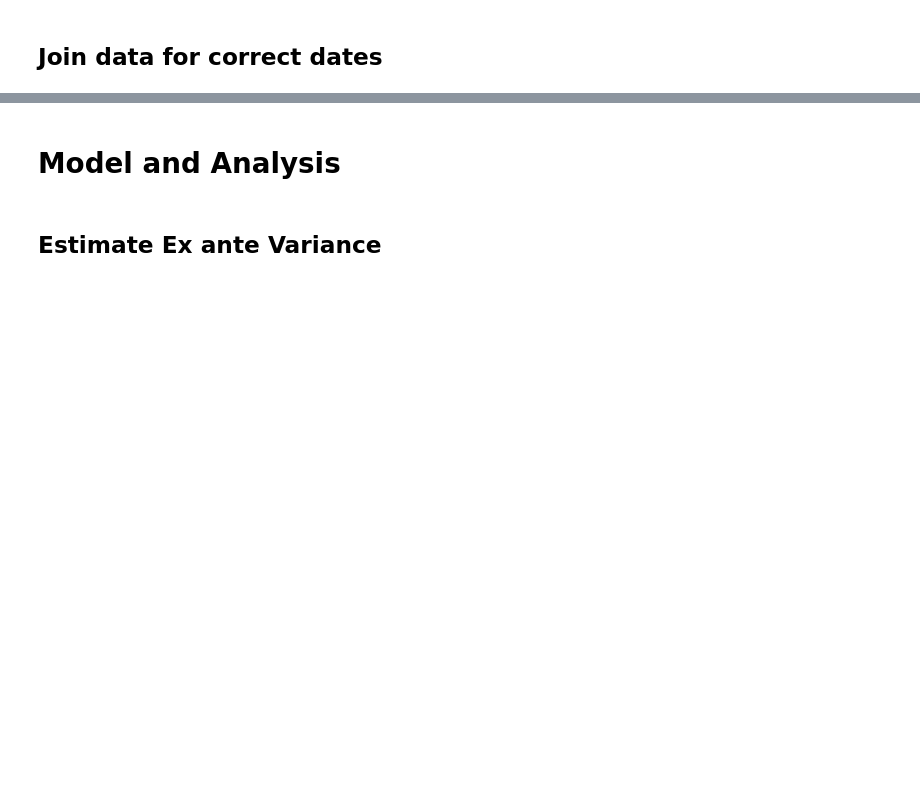
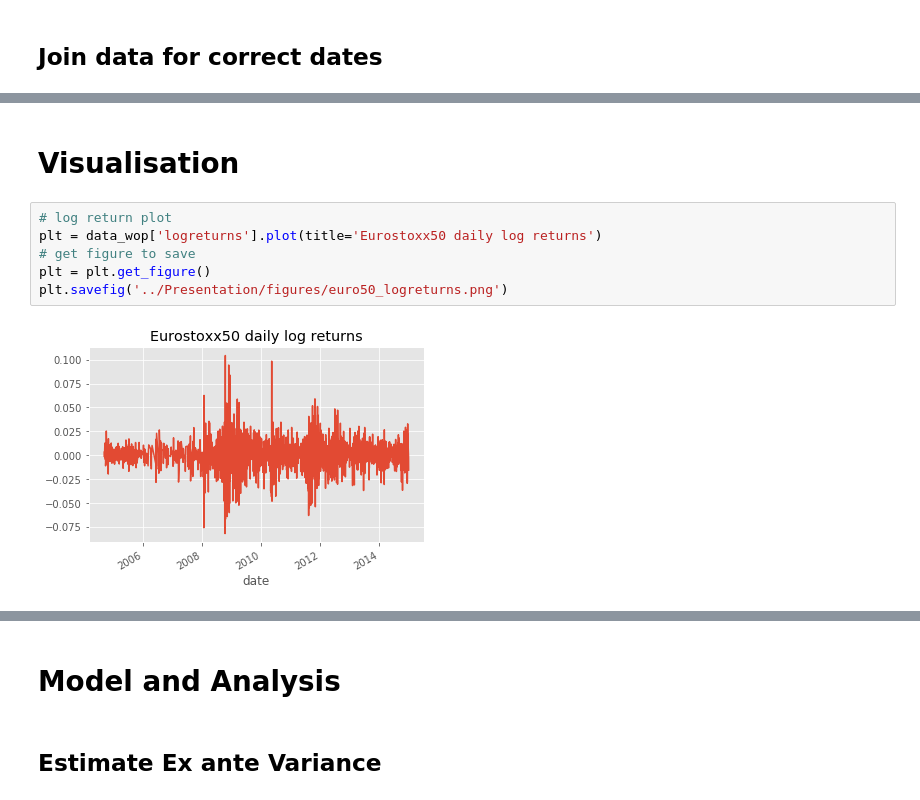
Before and after one commit to tobikuhlmann/robust-linear-forecasting, a Jupyter notebook: wlsev_analysis.ipynb, the cells around one changed output, grey strips where cells are left out. Drawn from its saved outputs; the diff is of its cells as text; blank space fills up the shorter version.

```diff
--- a/wlsev_analysis.ipynb
+++ b/wlsev_analysis.ipynb
@@ -334,0 +295,10 @@ data_pq.head(100)
+# %% [markdown]
+# Visualisation
+# %%
+# log return plot
+plt = data_wop['logreturns'].plot(title='Eurostoxx50 daily log returns')
+# get figure to save
+plt = plt.get_figure()
+plt.savefig('../Presentation/figures/euro50_logreturns.png')
+# %% [output]
+[figure, added]
```
Also changed, not shown: parts of 17 cells of this notebook, 2 other files.
